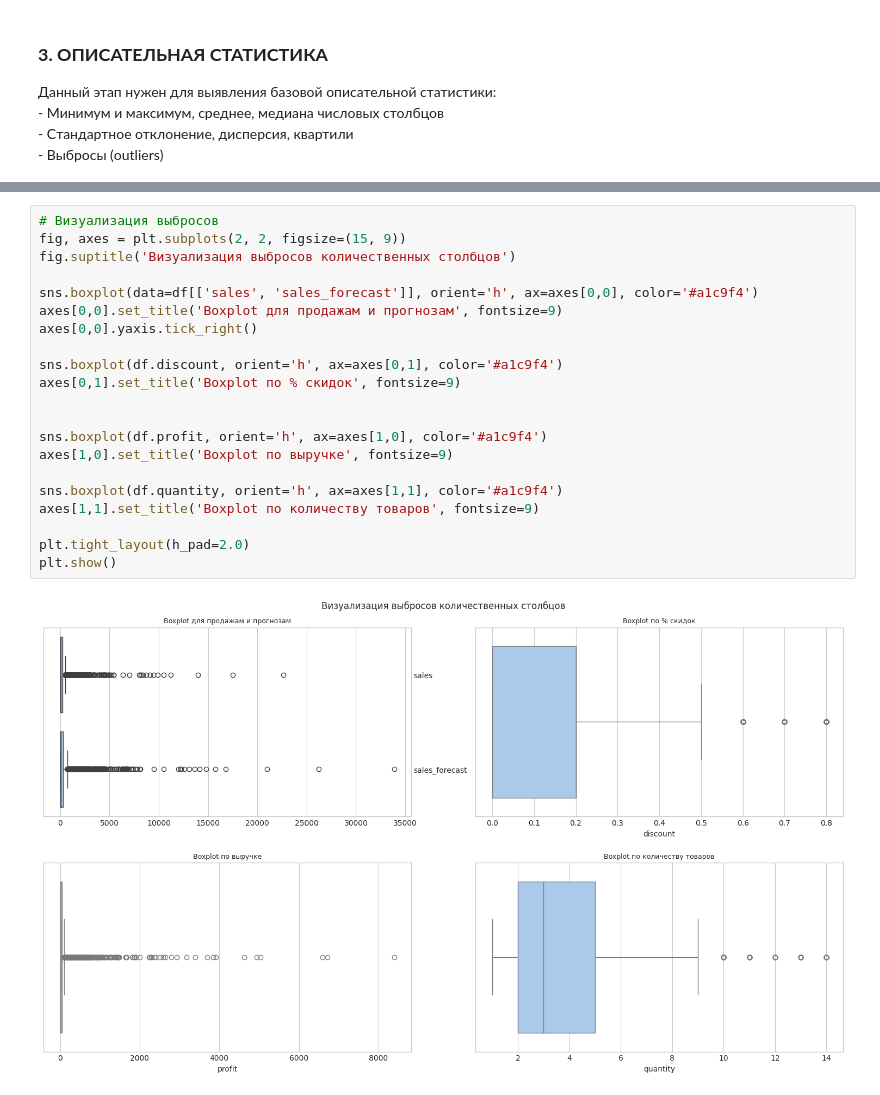
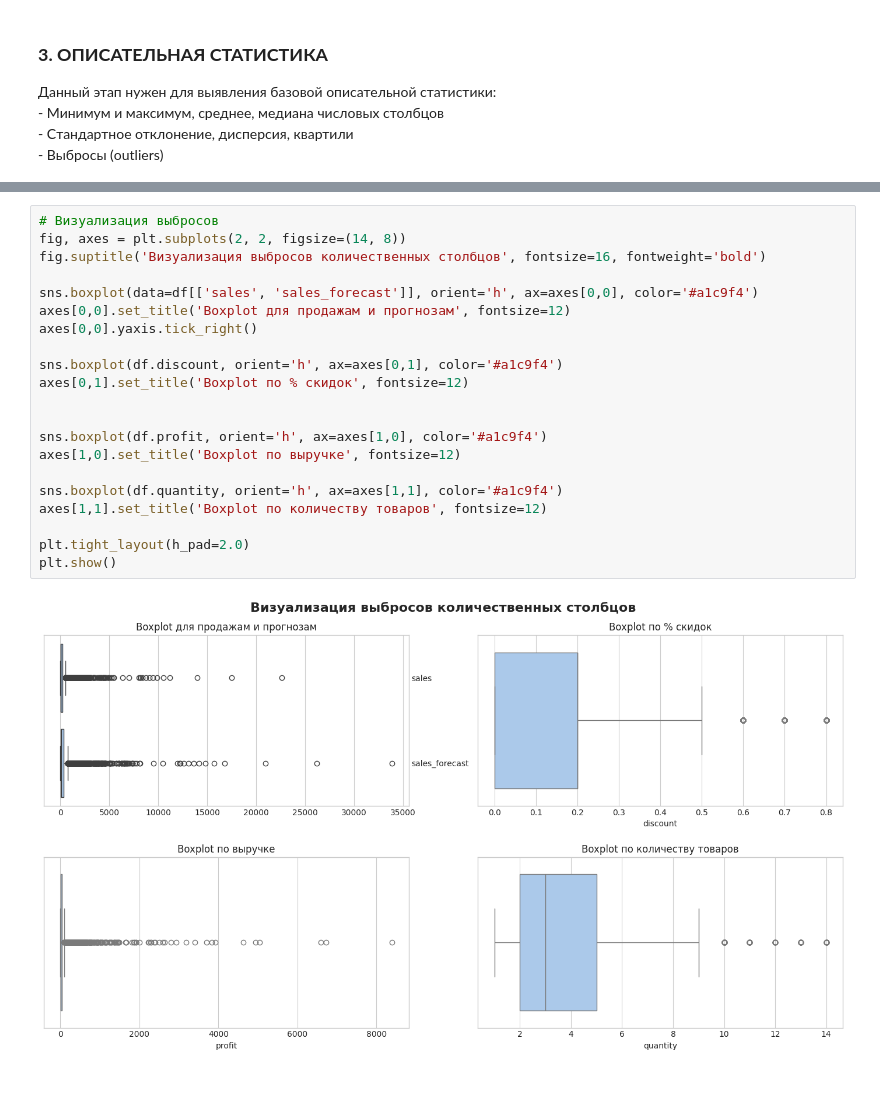
Before and after one commit to sultan9b/Sample-Superstore-Analysis, a Jupyter notebook: notebooks/02_eda_analysis.ipynb, the cells around one changed output, grey strips where cells are left out. Drawn from its saved outputs; the diff is of its cells as text.

```diff
--- a/notebooks/02_eda_analysis.ipynb
+++ b/notebooks/02_eda_analysis.ipynb
@@ -265,27 +287,27 @@ display(describe_df(df))
 | 7 | Дисперсия | 52,108.59 | 4.95 | 0.04 | 388,439.25 | 871,169.33 |
 # %%
 # Визуализация выбросов
-fig, axes = plt.subplots(2, 2, figsize=(15, 9))
-fig.suptitle('Визуализация выбросов количественных столбцов')
+fig, axes = plt.subplots(2, 2, figsize=(14, 8))
+fig.suptitle('Визуализация выбросов количественных столбцов', fontsize=16, fontweight='bold')
 
 sns.boxplot(data=df[['sales', 'sales_forecast']], orient='h', ax=axes[0,0], color='#a1c9f4')
-axes[0,0].set_title('Boxplot для продажам и прогнозам', fontsize=9)
+axes[0,0].set_title('Boxplot для продажам и прогнозам', fontsize=12)
 axes[0,0].yaxis.tick_right()
 
 sns.boxplot(df.discount, orient='h', ax=axes[0,1], color='#a1c9f4')
-axes[0,1].set_title('Boxplot по % скидок', fontsize=9)
+axes[0,1].set_title('Boxplot по % скидок', fontsize=12)
 
 
 sns.boxplot(df.profit, orient='h', ax=axes[1,0], color='#a1c9f4')
-axes[1,0].set_title('Boxplot по выручке', fontsize=9)
+axes[1,0].set_title('Boxplot по выручке', fontsize=12)
 
 sns.boxplot(df.quantity, orient='h', ax=axes[1,1], color='#a1c9f4')
-axes[1,1].set_title('Boxplot по количеству товаров', fontsize=9)
+axes[1,1].set_title('Boxplot по количеству товаров', fontsize=12)
 
 plt.tight_layout(h_pad=2.0)
 plt.show()
 # %% [output]
-[figure, old version]
+[figure, new version]
 # %% [markdown]
 Во всех пяти количественных столбцах имеются выбросы, особенно ярко выражены столбцы с денежными форматами (sales, sales_forecast, profit).<br>
 - Подавляющее большинство продаж мелкие розничные покупки с небольшим чеком, норма для обычного покупателя, крупные продажи встречаются редко. Соответственно тенденция по выручке по продажам такая же.
```
Also changed, not shown: parts of 14 cells of this notebook.
